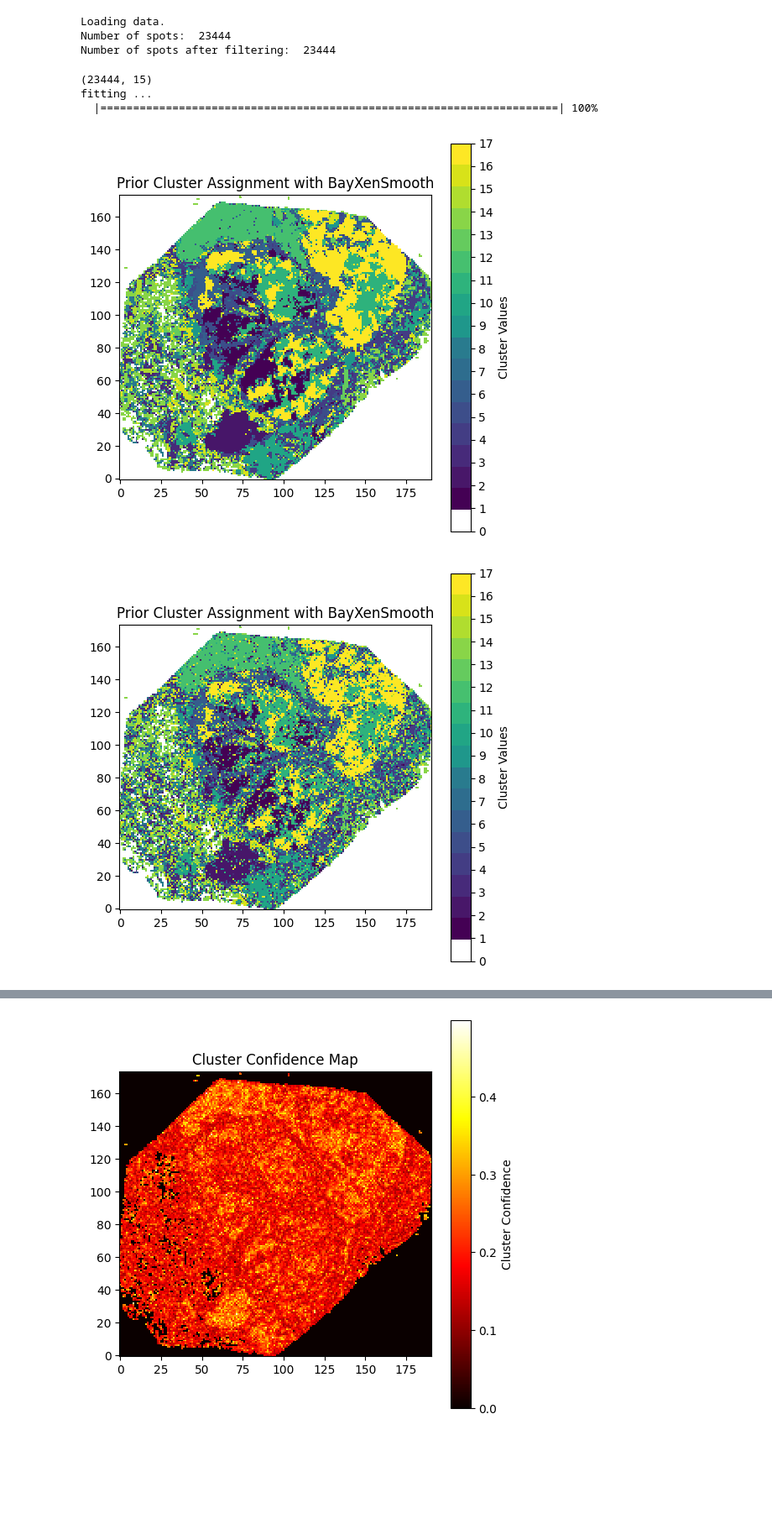
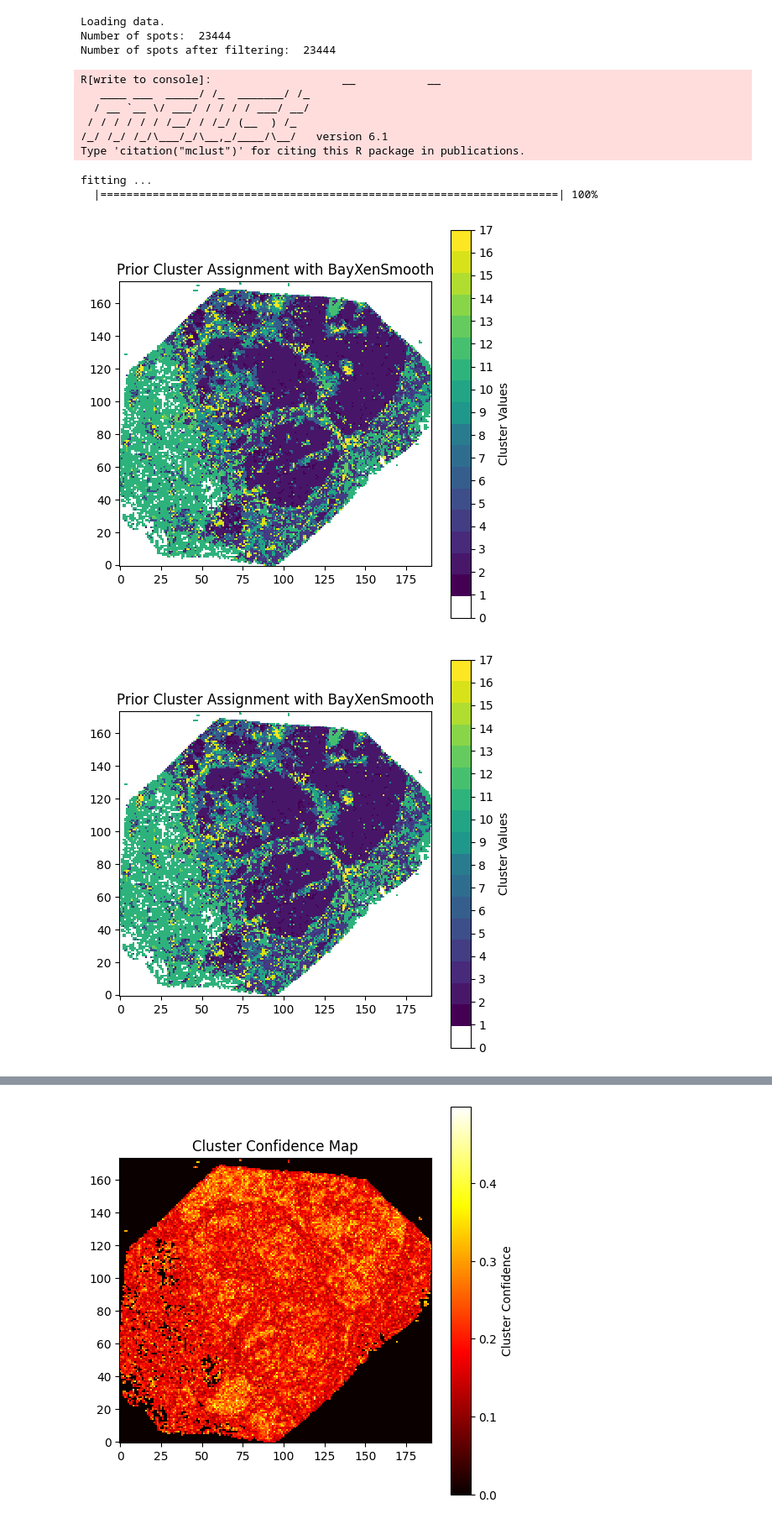
Before and after one commit to prob-ml/XeniumCluster, a Jupyter notebook: SVI.ipynb, the cells around one changed output, grey strips where cells are left out. Shown: that part at 84% size. Drawn from its saved outputs; the diff is of its cells as text; code cells hidden in the pictures; blank space fills up the shorter version.

```diff
--- a/SVI.ipynb
+++ b/SVI.ipynb
@@ -197,7 +197,7 @@ def prepare_Xenium_data(
 # %%
 spot_size=50
 data_mode="PCA"
-num_pcs=15
+num_pcs=3
 hvg_var_prop=0.5
 dataset_name="hBreast"
 kmeans_init=True
@@ -265,6 +264,8 @@ pyro.clear_param_store()
 
 # Clamping
 MIN_CONCENTRATION = 0.1
+
+num_posterior_samples = 100
 
 spatial_init_data = StandardScaler().fit_transform(gene_data)
 gene_data = StandardScaler().fit_transform(gene_data)
@@ -282,7 +283,6 @@ if custom_init or kmeans_init:
     if custom_init:
 
         initial_clusters = custom_cluster_initialization(original_adata, custom_init)
-        concentration_priors = torch.tensor(pd.get_dummies(initial_clusters, dtype=float).to_numpy())
 
     elif kmeans_init:
 
@@ -359,13 +359,14 @@ if custom_init or kmeans_init:
         with open(f"{kmeans_cluster_metrics_filepath}/wss.json", 'w') as fp:
             json.dump(cluster_metrics, fp)
 
-    concentration_priors = torch.tensor(pd.get_dummies(initial_clusters, dtype=float).to_numpy())
+    concentration_priors = torch.zeros((initial_clusters.shape[0], num_clusters))
+    concentration_priors[torch.arange(initial_clusters.shape[0]), initial_clusters - 1] = 1.
 
 else:
 
     concentration_priors = torch.ones((len(gene_data), num_clusters), dtype=float)
 
-concentration_w_locations = torch.cat((torch.tensor(spatial_locations.to_numpy()), concentration_priors), dim=1)
+locations_tensor = torch.tensor(spatial_locations.to_numpy())
 
 # Clone to avoid modifying the original tensor
 spatial_concentration_priors = concentration_priors.clone()
@@ -376,8 +377,8 @@ num_spots = concentration_priors.shape[0]
 # Initialize an empty tensor for spatial concentration priors
 spatial_concentration_priors =  spatial_concentration_priors = torch.zeros_like(concentration_priors, dtype=torch.float64)
 
-spot_locations = KDTree(concentration_w_locations[:, :2].cpu())  # Ensure this tensor is in host memory
-neighboring_spot_indexes = spot_locations.query_ball_point(concentration_w_locations[:, :2].cpu(), r=neighborhood_size, p=1, workers=8)
+spot_locations = KDTree(locations_tensor.cpu())  # Ensure this tensor is in host memory
+neighboring_spot_indexes = spot_locations.query_ball_point(locations_tensor.cpu(), r=neighborhood_size, p=1, workers=8)
 
 # Iterate over each spot
 for i in tqdm(range(num_spots)):
@@ -416,40 +417,45 @@ sample_for_assignment_options = [False, True]
 for sample_for_assignment in sample_for_assignment_options:
 
     if sample_for_assignment:
-        cluster_probs_prior_TRUE = dist.Dirichlet(concentration_priors).sample()
+        cluster_probs_prior_TRUE = pyro.sample("cluster_probs", dist.Dirichlet(concentration_priors).expand_by([num_posterior_samples])).detach().mean(dim=0)
         cluster_assignments_prior = cluster_probs_prior_TRUE.argmax(dim=1)
     else:
         # the probs aren't sampled and we calculate the EV instead
         cluster_probs_prior_FALSE = (concentration_priors / concentration_priors.sum(dim=1, keepdim=True))
         cluster_assignments_prior = cluster_probs_prior_FALSE.argmax(dim=1)
 
     # Load the data
     data = torch.tensor(gene_data).float()
 
     cluster_grid = torch.zeros((num_rows, num_cols), dtype=torch.long)
 
     cluster_grid[rows, columns] = cluster_assignments_prior + 1
 
     colors = plt.cm.get_cmap('viridis', num_clusters + 1)
 
     colormap_colors = np.vstack(([[1, 1, 1, 1]], colors(np.linspace(0, 1, num_clusters))))
     colormap = ListedColormap(colormap_colors)
 
     plt.figure(figsize=(6, 6))
     plt.imshow(cluster_grid.cpu(), cmap=colormap, interpolation='nearest', origin='lower')
     plt.colorbar(ticks=range(num_clusters + 1), label='Cluster Values')
     plt.title('Prior Cluster Assignment with BayXenSmooth')
 
     if not os.path.exists(bayxensmooth_clusters_filepath := save_filepath("BayXenSmooth", "clusters", sample_for_assignment)):
         os.makedirs(bayxensmooth_clusters_filepath)
     _ = plt.savefig(
         f"{bayxensmooth_clusters_filepath}/prior_result.png"
     )
 # %% [output]
-(23444, 15)
-fitting ...
-  |======================================================================| 100%
+R[write to console]:                    __           __
+   ____ ___  _____/ /_  _______/ /_
+  / __ `__ \/ ___/ / / / / ___/ __/
+ / / / / / / /__/ / /_/ (__  ) /_
+/_/ /_/ /_/\___/_/\__,_/____/\__/   version 6.1
+Type 'citation("mclust")' for citing this R package in publications.
+fitting ...
+  |======================================================================| 100%
-[figure, old version]
+[figure, new version]
-[figure, old version]
+[figure, new version]
 # %%
 PRIOR_SCALE = np.sqrt(1.0) # higher means weaker
```
Also changed, not shown: parts of 6 cells of this notebook, 10 other files.
